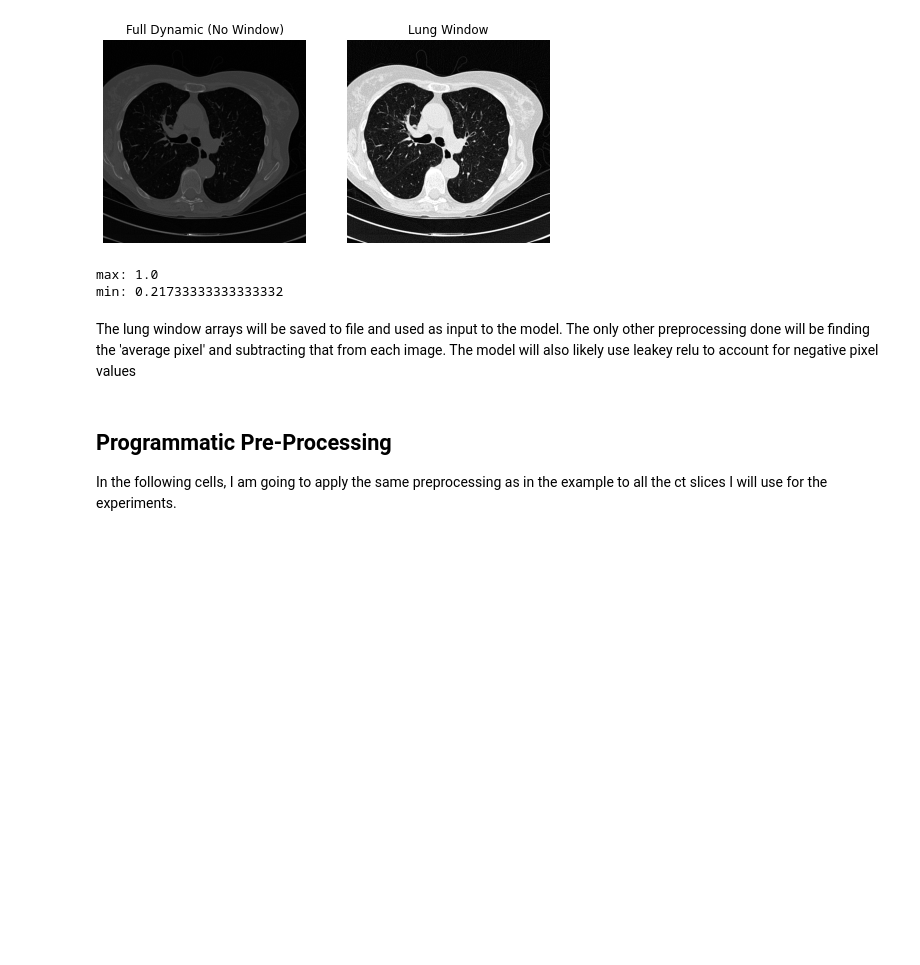
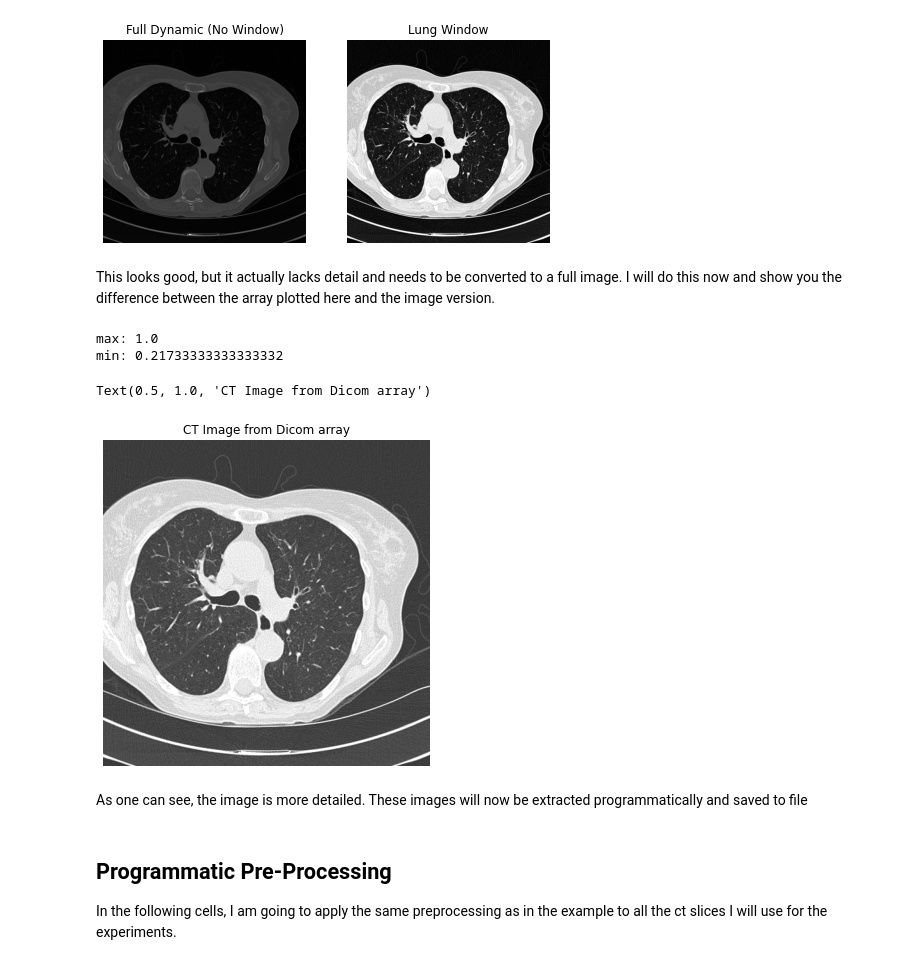
Before and after one commit to cao826/wqe-ctimages-model, a Jupyter notebook: code/extracting_lung_window_images.ipynb, the cells around one changed output. Saved outputs shown, nothing was run; the diff lists cells and outputs as text; code cells hidden in the pictures; blank space fills up the shorter version.

```diff
--- a/code/extracting_lung_window_images.ipynb
+++ b/code/extracting_lung_window_images.ipynb
@@ -109,6 +106,8 @@ ax2.set_title('Lung Window')
 # %% [output]
 Text(0.5, 1.0, 'Lung Window')
 [figure]
+# %% [markdown]
+This looks good, but it actually lacks detail and needs to be converted to a full image. I will do this now and show you the difference between the array plotted here and the image version.
 # %%
 """
 How the range of the current lung window image
@@ -122,10 +121,18 @@ print('min: {}'.format(lung_array.min()))
 # %% [output]
 max: 1.0
 min: 0.21733333333333332
+# %%
+lung_array_as_image = ct_prep.create_image_from_array(lung_array)
+# %%
+fig, ax = plt.subplots(figsize=(6,6))
+ax.axis('off')
+ax.imshow(lung_array_as_image)
+ax.set_title('CT Image from Dicom array')
+# %% [output]
+Text(0.5, 1.0, 'CT Image from Dicom array')
+[figure, added]
 # %% [markdown]
-The lung window arrays will be saved to file and used as input to the model.
-The only other preprocessing done will be finding the 'average pixel' and subtracting that from each image.
-The model will also likely use leakey relu to account for negative pixel values
+As one can see, the image is more detailed. These images will now be extracted programmatically and saved to file
 # %% [markdown]
 ## Programmatic Pre-Processing
 
```
Also changed, not shown: parts of 7 cells of this notebook, 2 other files.
